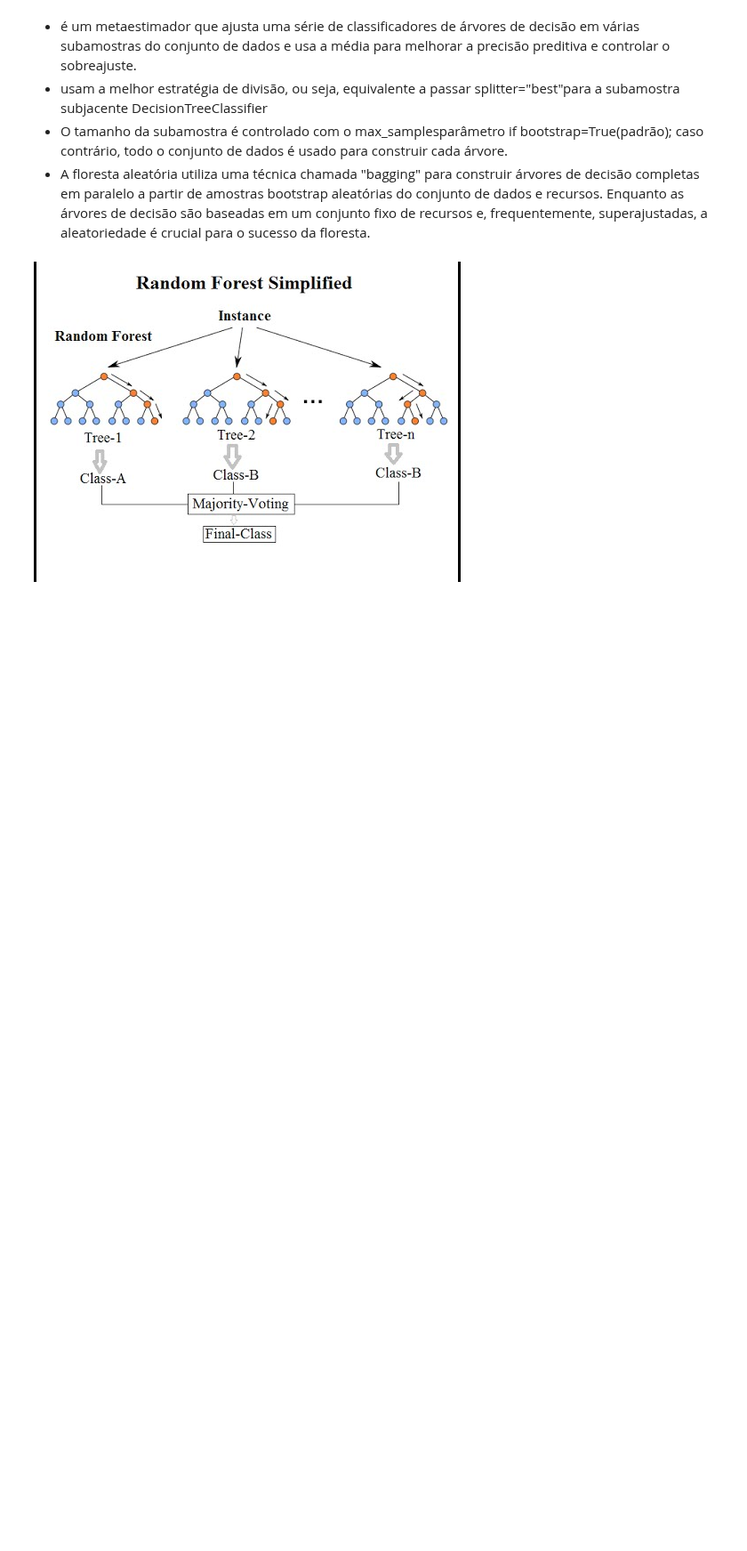
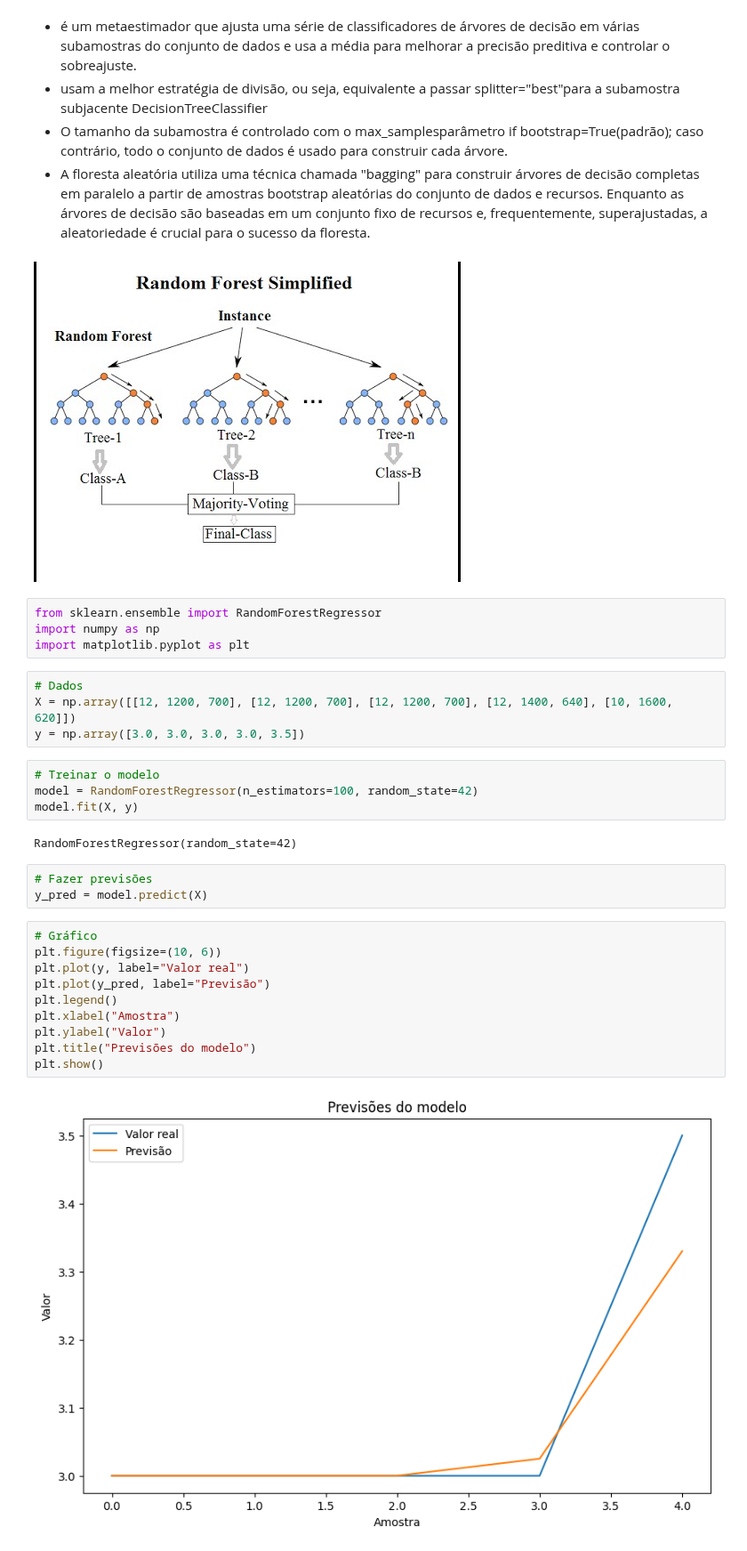
Before and after one commit to jesieldossantos/Curso-IA, a Jupyter notebook: Atividades/random florest.ipynb, the cells around one changed output. Shown at 89% size. Saved outputs shown, nothing was run; the diff lists cells and outputs as text; blank space fills up the shorter version.

```diff
--- a/Atividades/random florest.ipynb
+++ b/Atividades/random florest.ipynb
@@ -7,3 +7,32 @@
 - A floresta aleatória utiliza uma técnica chamada "bagging" para construir árvores de decisão completas em paralelo a partir de amostras bootstrap aleatórias do conjunto de dados e recursos. Enquanto as árvores de decisão são baseadas em um conjunto fixo de recursos e, frequentemente, superajustadas, a aleatoriedade é crucial para o sucesso da floresta.
 # %% [markdown]
 ![random florest 3.png](<attachment:random florest 3.png>)
+# %%
+from sklearn.ensemble import RandomForestRegressor
+import numpy as np
+import matplotlib.pyplot as plt
+# %%
+# Dados
+X = np.array([[12, 1200, 700], [12, 1200, 700], [12, 1200, 700], [12, 1400, 640], [10, 1600, 620]])
+y = np.array([3.0, 3.0, 3.0, 3.0, 3.5])
+# %%
+# Treinar o modelo
+model = RandomForestRegressor(n_estimators=100, random_state=42)
+model.fit(X, y)
+# %% [output]
+RandomForestRegressor(random_state=42)
+# %%
+# Fazer previsões
+y_pred = model.predict(X)
+# %%
+# Gráfico
+plt.figure(figsize=(10, 6))
+plt.plot(y, label="Valor real")
+plt.plot(y_pred, label="Previsão")
+plt.legend()
+plt.xlabel("Amostra")
+plt.ylabel("Valor")
+plt.title("Previsões do modelo")
+plt.show()
+# %% [output]
+[figure, added]
```
Also changed, not shown: 1 other file.
